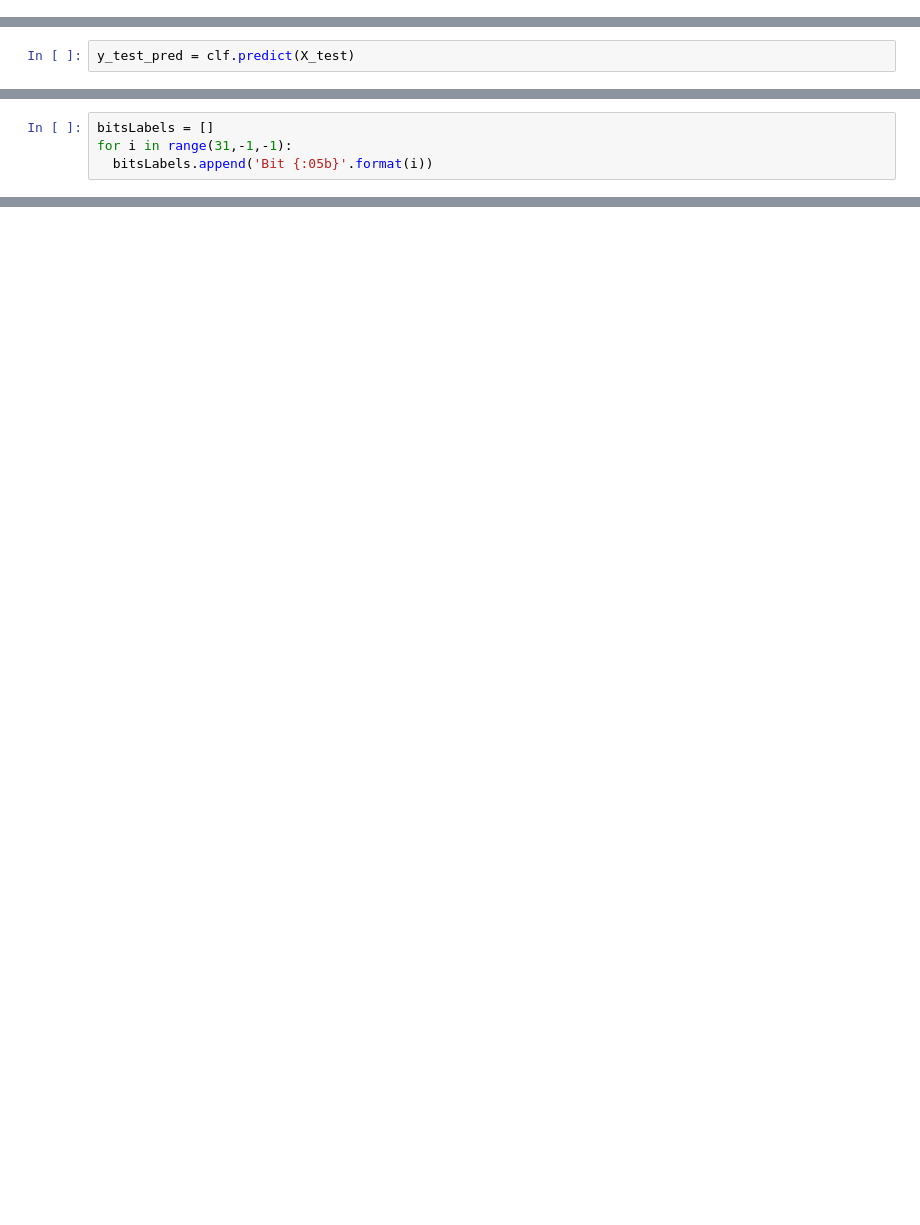
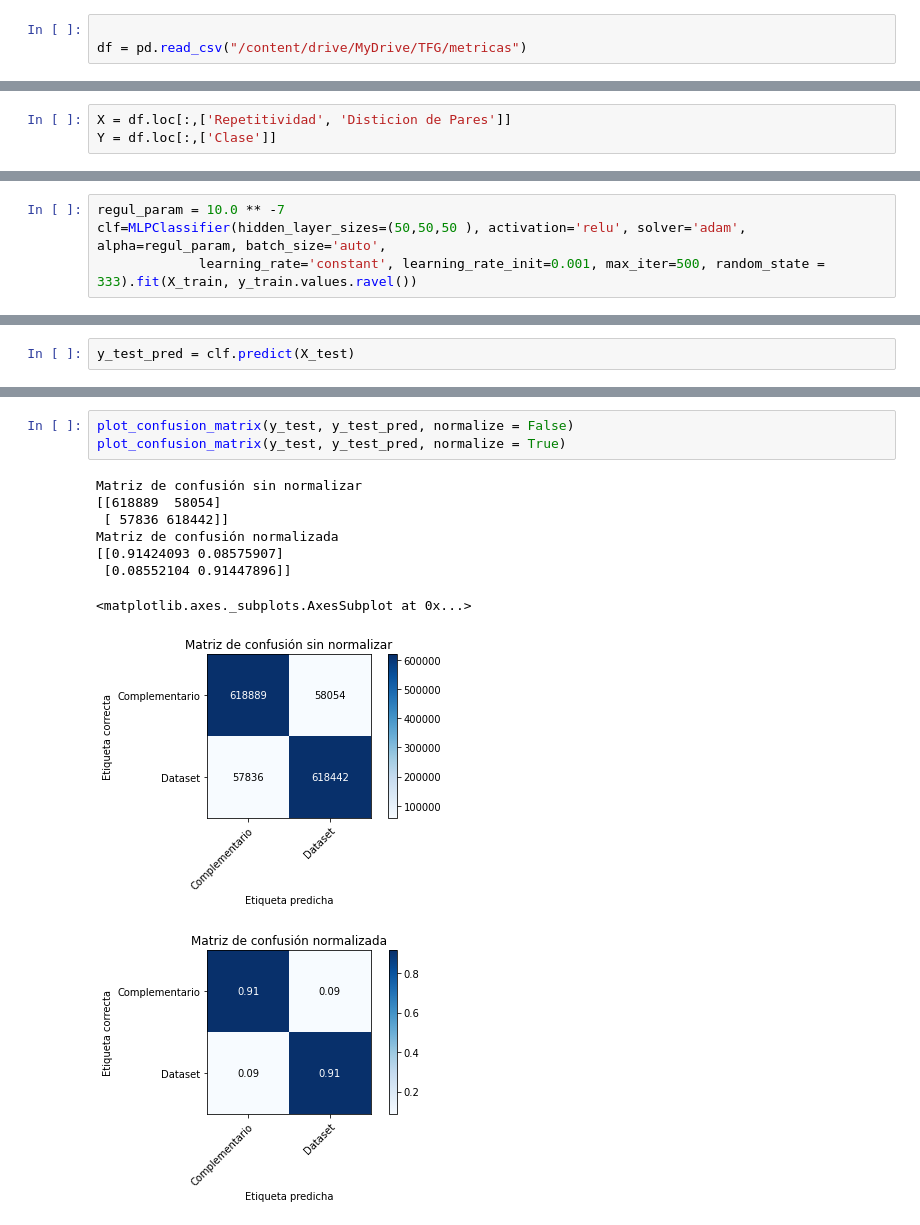
Before and after one commit to Jorgitou98/TFG, a Jupyter notebook: ModelosAprendizajeAutomatico/modelosSobreDatos.ipynb, the cells around one changed output, grey strips where cells are left out. Saved outputs shown, nothing was run; the diff lists cells and outputs as text; blank space fills up the shorter version.

```diff
--- a/ModelosAprendizajeAutomatico/modelosSobreDatos.ipynb
+++ b/ModelosAprendizajeAutomatico/modelosSobreDatos.ipynb
@@ -313,0 +16,3 @@ clf = LogisticRegression(random_state=333).fit(X_train, y_train)
+# %%
+
+df = pd.read_csv("/content/drive/MyDrive/TFG/metricas")
@@ -313,0 +25,3 @@ clf = LogisticRegression(random_state=333).fit(X_train, y_train)
+# %%
+X = df.loc[:,['Repetitividad', 'Disticion de Pares']]
+Y = df.loc[:,['Clase']]
@@ -313,0 +46,4 @@ clf = LogisticRegression(random_state=333).fit(X_train, y_train)
+# %%
+regul_param = 10.0 ** -7
+clf=MLPClassifier(hidden_layer_sizes=(50,50,50 ), activation='relu', solver='adam', alpha=regul_param, batch_size='auto',
+             learning_rate='constant', learning_rate_init=0.001, max_iter=500, random_state = 333).fit(X_train, y_train.values.ravel())
@@ -328,4 +64,0 @@ Complementario       0.66      0.66      0.66    676943
-# %%
-bitsLabels = []
-for i in range(31,-1,-1):
-  bitsLabels.append('Bit {:05b}'.format(i))
@@ -404,0 +123,13 @@ clf = clf.fit(X, Y)
+# %%
+plot_confusion_matrix(y_test, y_test_pred, normalize = False)
+plot_confusion_matrix(y_test, y_test_pred, normalize = True)
+# %% [output]
+Matriz de confusión sin normalizar
+[[618889  58054]
+ [ 57836 618442]]
+Matriz de confusión normalizada
+[[0.91424093 0.08575907]
+ [0.08552104 0.91447896]]
+<matplotlib.axes._subplots.AxesSubplot at 0x...>
+[figure, added]
+[figure, added]
```
Also changed, not shown: parts of 68 cells of this notebook, 13 other files.
